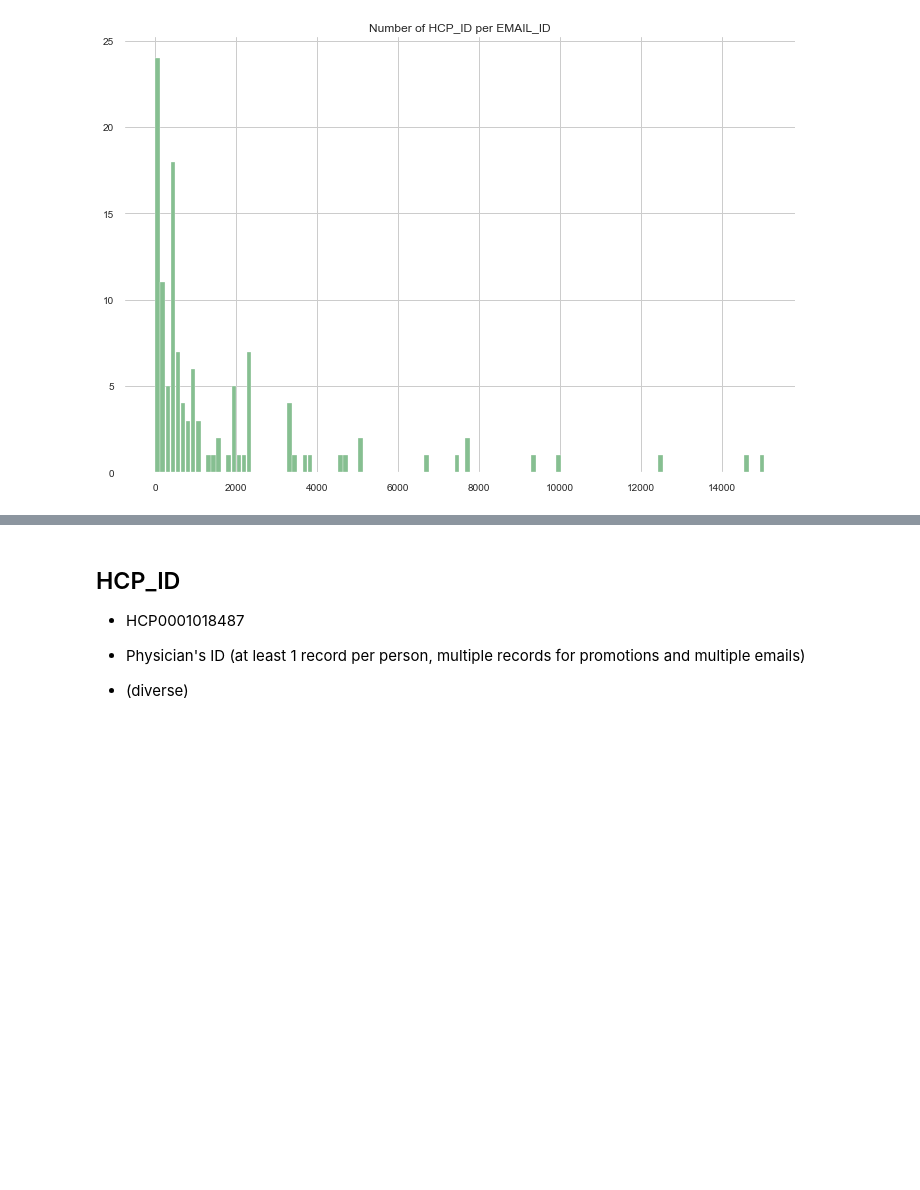
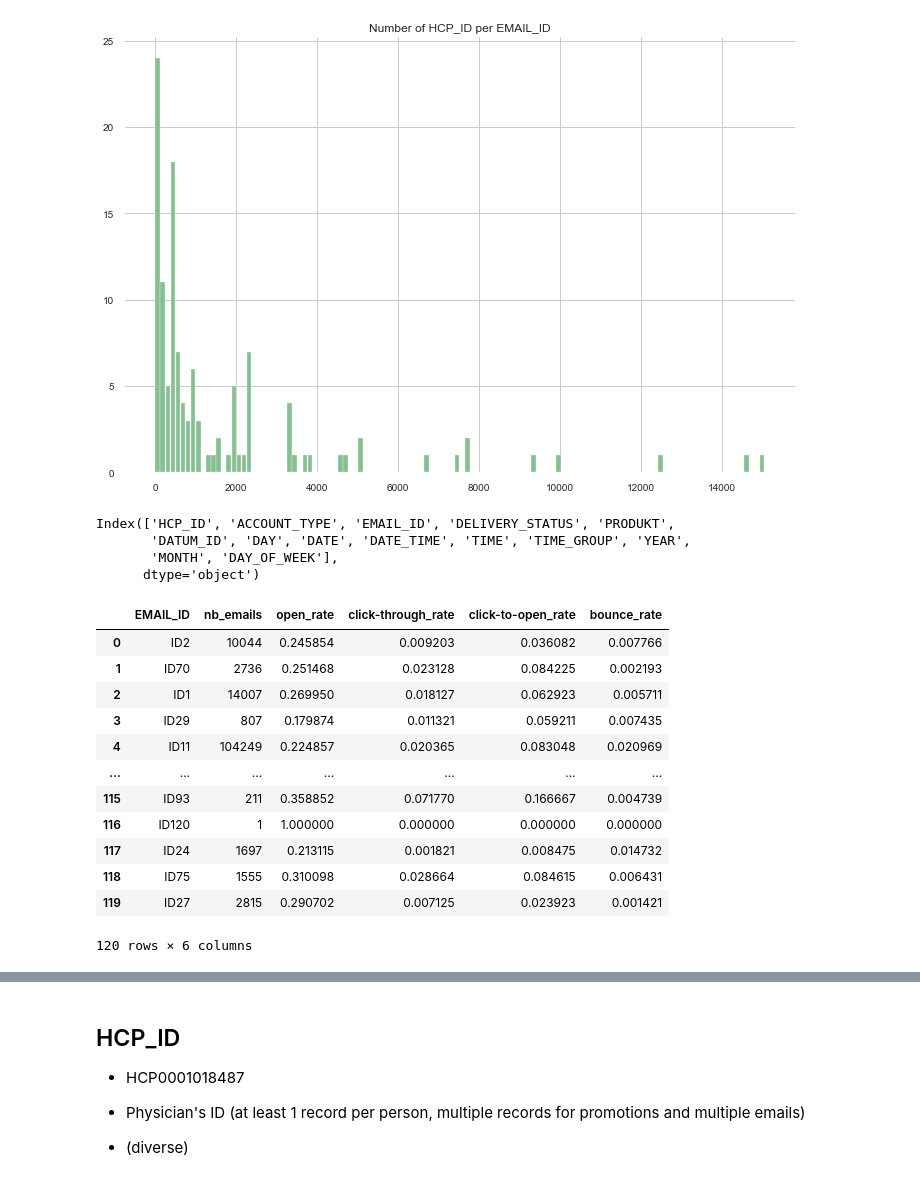
Before and after one commit to ck-unifr/analysis_email_performance, a Jupyter notebook: analysis_email_performance.ipynb, the cells around one changed output, grey strips where cells are left out. Drawn from its saved outputs; the diff is of its cells as text; code cells hidden in the pictures; blank space fills up the shorter version.

```diff
--- a/analysis_email_performance.ipynb
+++ b/analysis_email_performance.ipynb
@@ -1548,6 +1552,8 @@ def compute_ctor(df_input):
     opened = len(df_input[df_input['DELIVERY_STATUS'] == 'opened'])
     clicked = len(df_input[df_input['DELIVERY_STATUS'] == 'clicked'])
     #failed = len(df_input[df_input['DELIVERY_STATUS'] == 'failed'])
+    if (opened + clicked) <= 0:
+        return 0
     return clicked / (opened + clicked)
 # %%
 ctor = compute_ctor(df)
@@ -1618,6 +1624,8 @@ def compute_bounce(df_input):
     opened = len(df_input[df_input['DELIVERY_STATUS'] == 'opened'])
     clicked = len(df_input[df_input['DELIVERY_STATUS'] == 'clicked'])
     failed = len(df_input[df_input['DELIVERY_STATUS'] == 'failed'])
+    if (sent + opened + clicked + failed) <= 0:
+        return 0
     return failed / (sent + opened + clicked + failed)
 # %%
 bounce = compute_bounce(df)
@@ -1815,3 +1823,56 @@ plt.title('Number of HCP_ID per EMAIL_ID')
 plt.show()
 # %% [output]
 [figure]
+# %%
+def get_df_performance(df, col):
+    dict_col = {col:[],
+                'nb_emails':[],
+                'open_rate':[],
+                'click-through_rate':[],
+                'click-to-open_rate':[],
+                'bounce_rate':[],
+               }
+
+    elements = list(set(df[col].values))
+
+    for el in elements:
+        df_sub = df[df[col] == el]
+        nb_emails = len(df_sub)
+        open_rate = compute_open_rate(df_sub)
+        ctr = compute_click_rate(df_sub)
+        ctor = compute_ctor(df_sub)
+        bounce = compute_bounce(df_sub)
+
+        dict_col[col].append(el)
+        dict_col['nb_emails'].append(nb_emails)
+        dict_col['open_rate'].append(open_rate)
+        dict_col['click-through_rate'].append(ctr)
+        dict_col['click-to-open_rate'].append(ctor)
+        dict_col['bounce_rate'].append(bounce)
+
+    return pd.DataFrame(dict_col)
+# %%
+df.columns
+# %% [output]
+Index(['HCP_ID', 'ACCOUNT_TYPE', 'EMAIL_ID', 'DELIVERY_STATUS', 'PRODUKT',
+       'DATUM_ID', 'DAY', 'DATE', 'DATE_TIME', 'TIME', 'TIME_GROUP', 'YEAR',
+       'MONTH', 'DAY_OF_WEEK'],
+      dtype='object')
+# %%
+df_email_performance = get_df_performance(df, 'EMAIL_ID')
+# %%
+df_email_performance
+# %% [output]
+|  | EMAIL_ID | nb_emails | open_rate | click-through_rate | click-to-open_rate | bounce_rate |
+| 0 | ID2 | 10044 | 0.245854 | 0.009203 | 0.036082 | 0.007766 |
+| 1 | ID70 | 2736 | 0.251468 | 0.023128 | 0.084225 | 0.002193 |
+| 2 | ID1 | 14007 | 0.269950 | 0.018127 | 0.062923 | 0.005711 |
+| 3 | ID29 | 807 | 0.179874 | 0.011321 | 0.059211 | 0.007435 |
+| 4 | ID11 | 104249 | 0.224857 | 0.020365 | 0.083048 | 0.020969 |
+| ... | ... | ... | ... | ... | ... | ... |
+| 115 | ID93 | 211 | 0.358852 | 0.071770 | 0.166667 | 0.004739 |
+| 116 | ID120 | 1 | 1.000000 | 0.000000 | 0.000000 | 0.000000 |
+| 117 | ID24 | 1697 | 0.213115 | 0.001821 | 0.008475 | 0.014732 |
+| 118 | ID75 | 1555 | 0.310098 | 0.028664 | 0.084615 | 0.006431 |
+| 119 | ID27 | 2815 | 0.290702 | 0.007125 | 0.023923 | 0.001421 |
+120 rows × 6 columns
```
Also changed, not shown: parts of 4 cells of this notebook.
